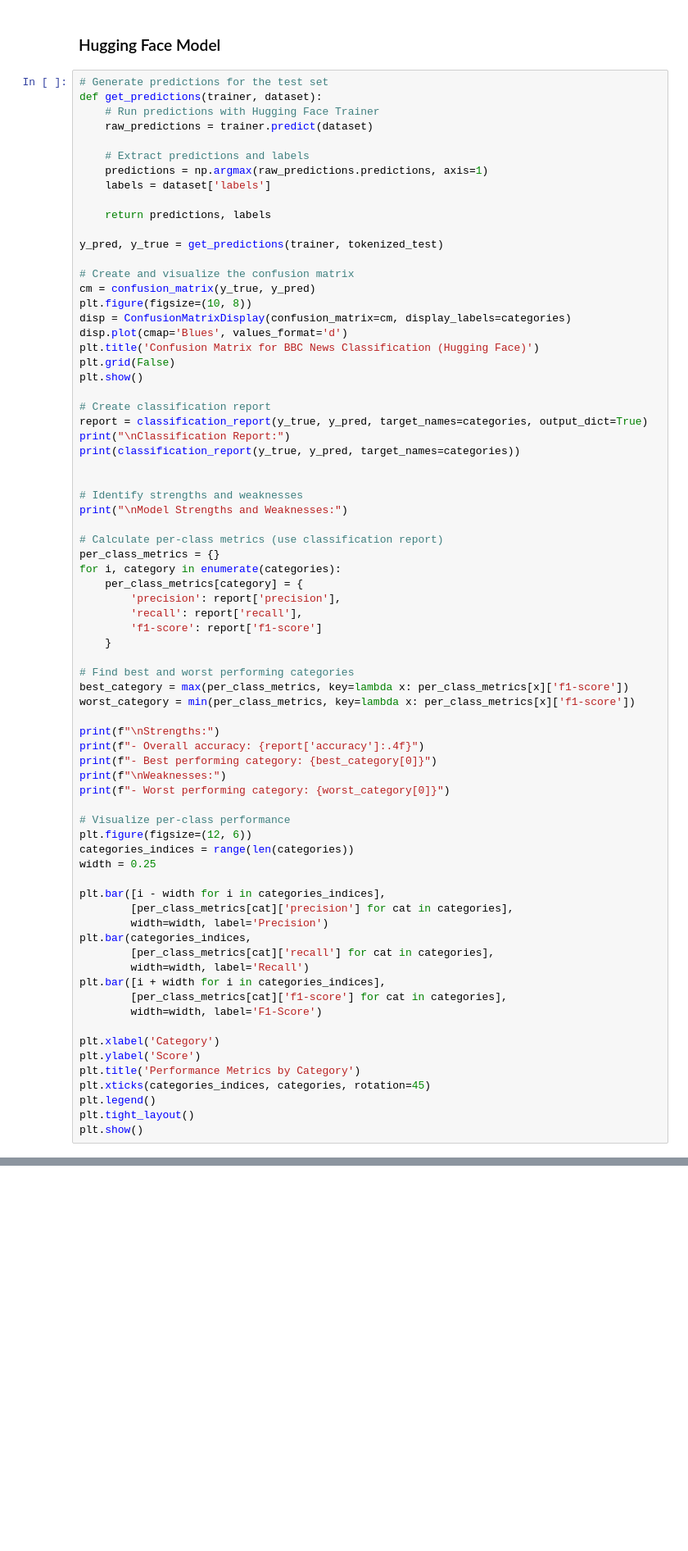
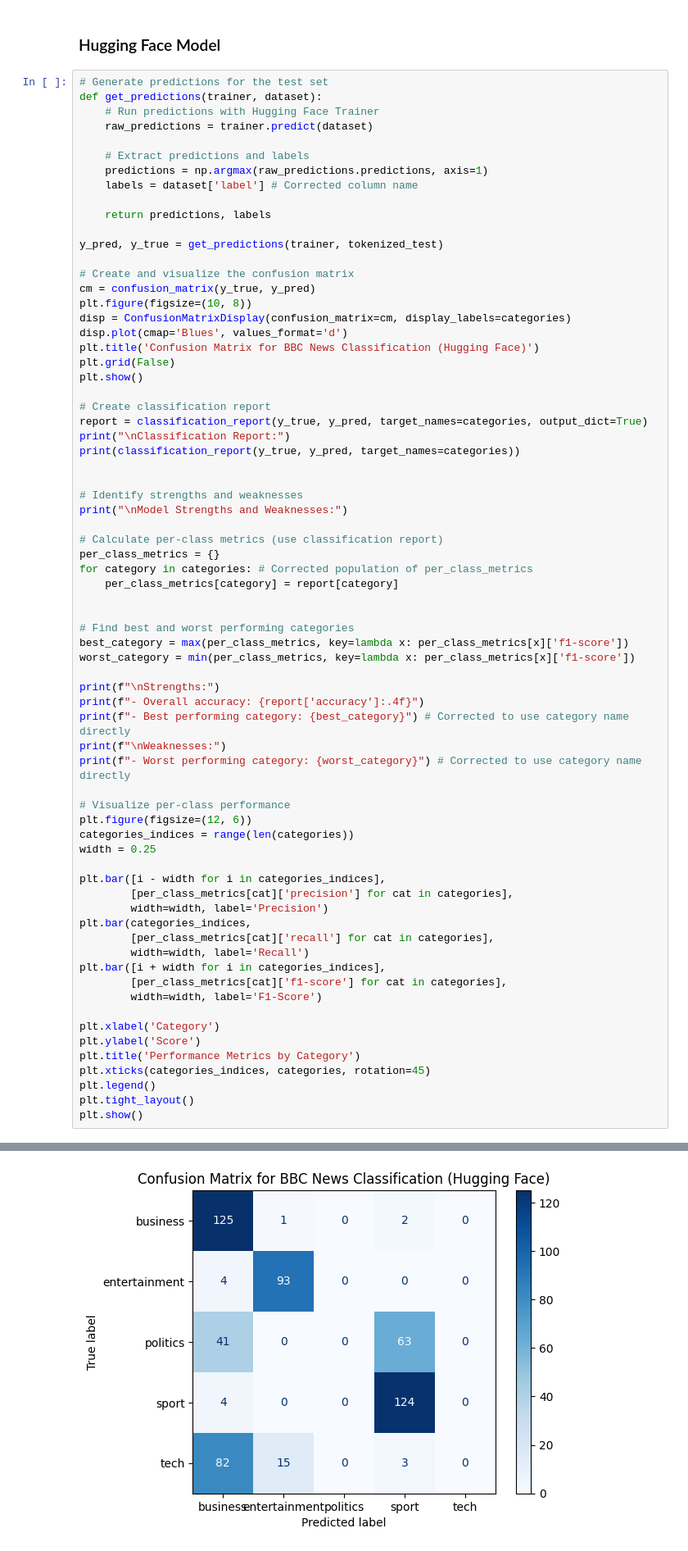
Before and after one commit to Uzmafaheem/BBC-News-Classification-with-BERT, a Jupyter notebook: Copy_of_bert_classification_lab (1).ipynb, the cells around one changed output, grey strips where cells are left out. Shown at 82% size. Drawn from its saved outputs; the diff is of its cells as text; blank space fills up the shorter version.

```diff
--- a/Copy_of_bert_classification_lab (1).ipynb
+++ b/Copy_of_bert_classification_lab (1).ipynb
@@ -748,7 +607,7 @@ def get_predictions(trainer, dataset):
 
     # Extract predictions and labels
     predictions = np.argmax(raw_predictions.predictions, axis=1)
-    labels = dataset['labels']
+    labels = dataset['label'] # Corrected column name
 
     return predictions, labels
 
@@ -774,12 +633,9 @@ print("\nModel Strengths and Weaknesses:")
 
 # Calculate per-class metrics (use classification report)
 per_class_metrics = {}
-for i, category in enumerate(categories):
-    per_class_metrics[category] = {
-        'precision': report['precision'],
-        'recall': report['recall'],
-        'f1-score': report['f1-score']
-    }
+for category in categories: # Corrected population of per_class_metrics
+    per_class_metrics[category] = report[category]
+
 
 # Find best and worst performing categories
 best_category = max(per_class_metrics, key=lambda x: per_class_metrics[x]['f1-score'])
@@ -787,9 +643,9 @@ worst_category = min(per_class_metrics, key=lambda x: per_class_metrics[x]['f1-s
 
 print(f"\nStrengths:")
 print(f"- Overall accuracy: {report['accuracy']:.4f}")
-print(f"- Best performing category: {best_category[0]}")
+print(f"- Best performing category: {best_category}") # Corrected to use category name directly
 print(f"\nWeaknesses:")
-print(f"- Worst performing category: {worst_category[0]}")
+print(f"- Worst performing category: {worst_category}") # Corrected to use category name directly
 
 # Visualize per-class performance
 plt.figure(figsize=(12, 6))
@@ -813,3 +669,4 @@ plt.xticks(categories_indices, categories, rotation=45)
 plt.legend()
 plt.tight_layout()
 plt.show()
+# %% [output]
@@ -815,0 +675 @@ plt.show()
+[figure, added]
```
Also changed, not shown: parts of 17 cells of this notebook.
